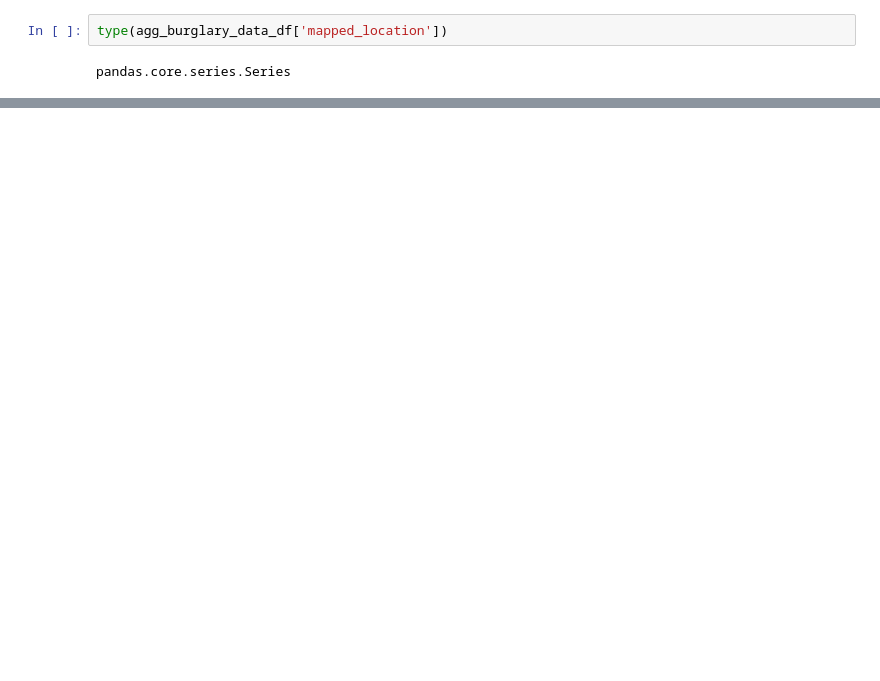
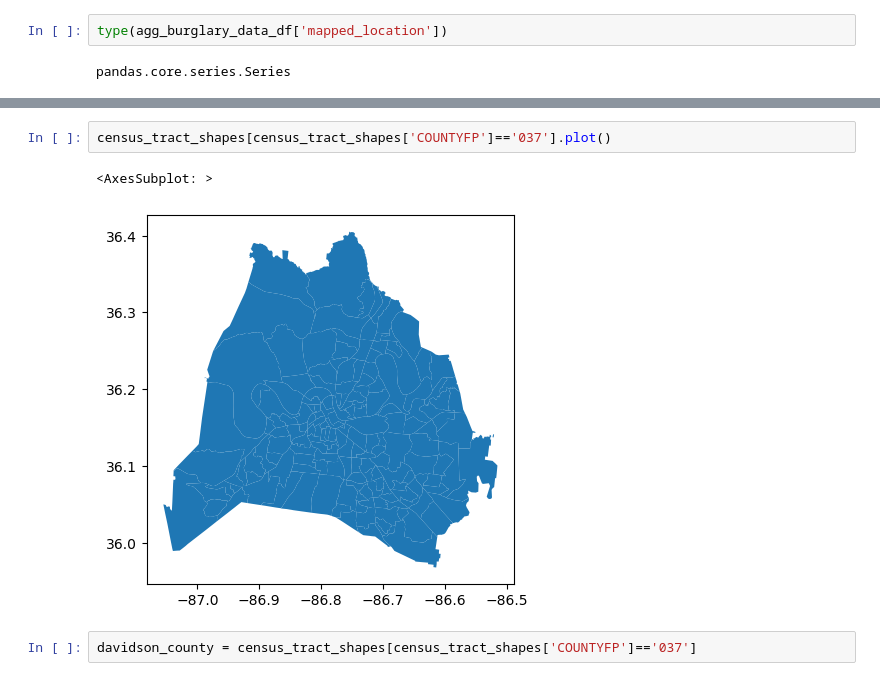
Before and after one commit to nss-data-science-cohort-6/api_project-malted_milk_balls, a Jupyter notebook: api_data_gathering-mm_branch.ipynb, the cells around one changed output, grey strips where cells are left out. Saved outputs shown, nothing was run; the diff lists cells and outputs as text; blank space fills up the shorter version.

```diff
--- a/api_data_gathering-mm_branch.ipynb
+++ b/api_data_gathering-mm_branch.ipynb
@@ -66,0 +49,7 @@ coordinates = agg_burglary_data_df['mapped_location'].get('coordinates', default
+# %%
+census_tract_shapes[census_tract_shapes['COUNTYFP']=='037'].plot()
+# %% [output]
+<AxesSubplot: >
+[figure, added]
+# %%
+davidson_county = census_tract_shapes[census_tract_shapes['COUNTYFP']=='037']
```
Also changed, not shown: parts of 34 cells of this notebook.
